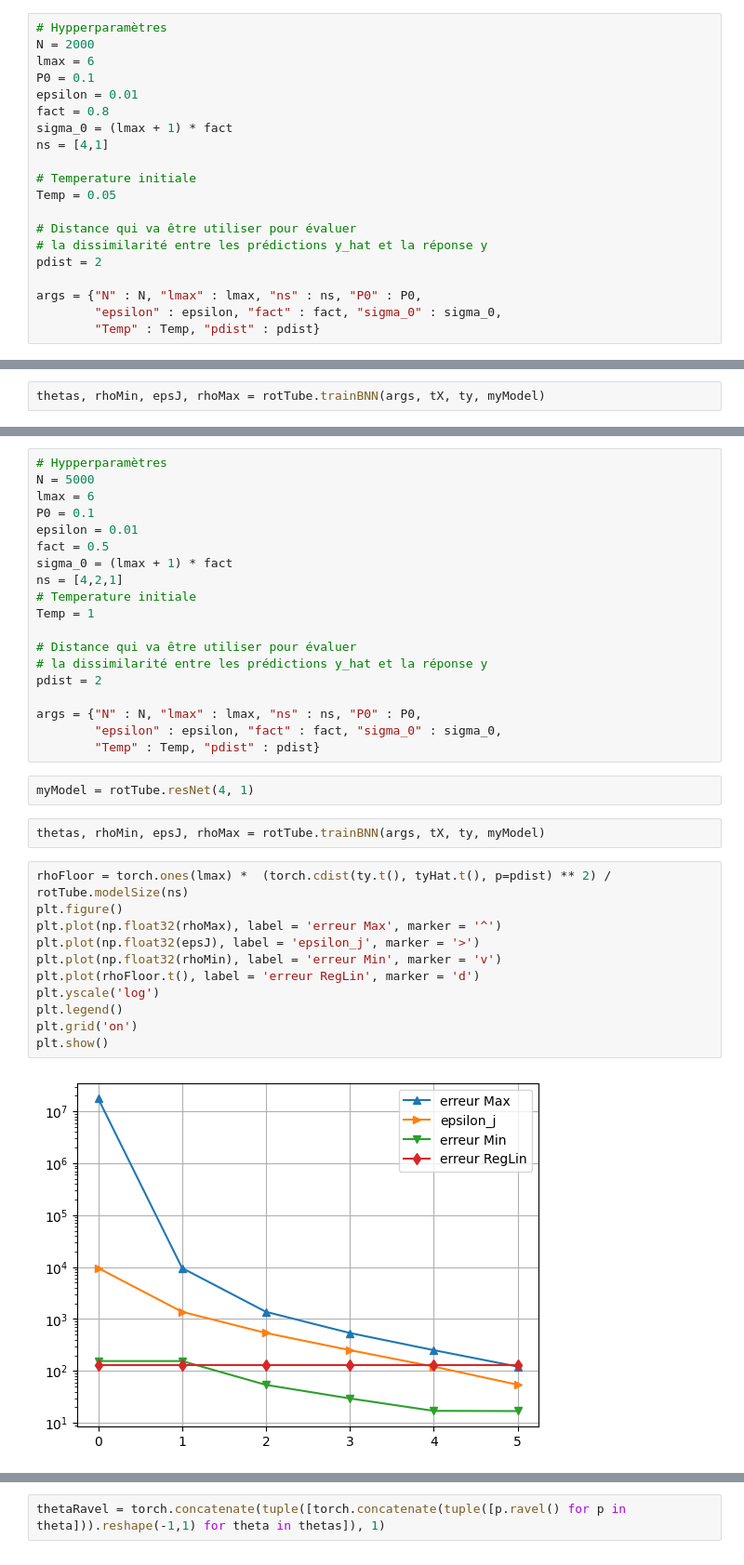
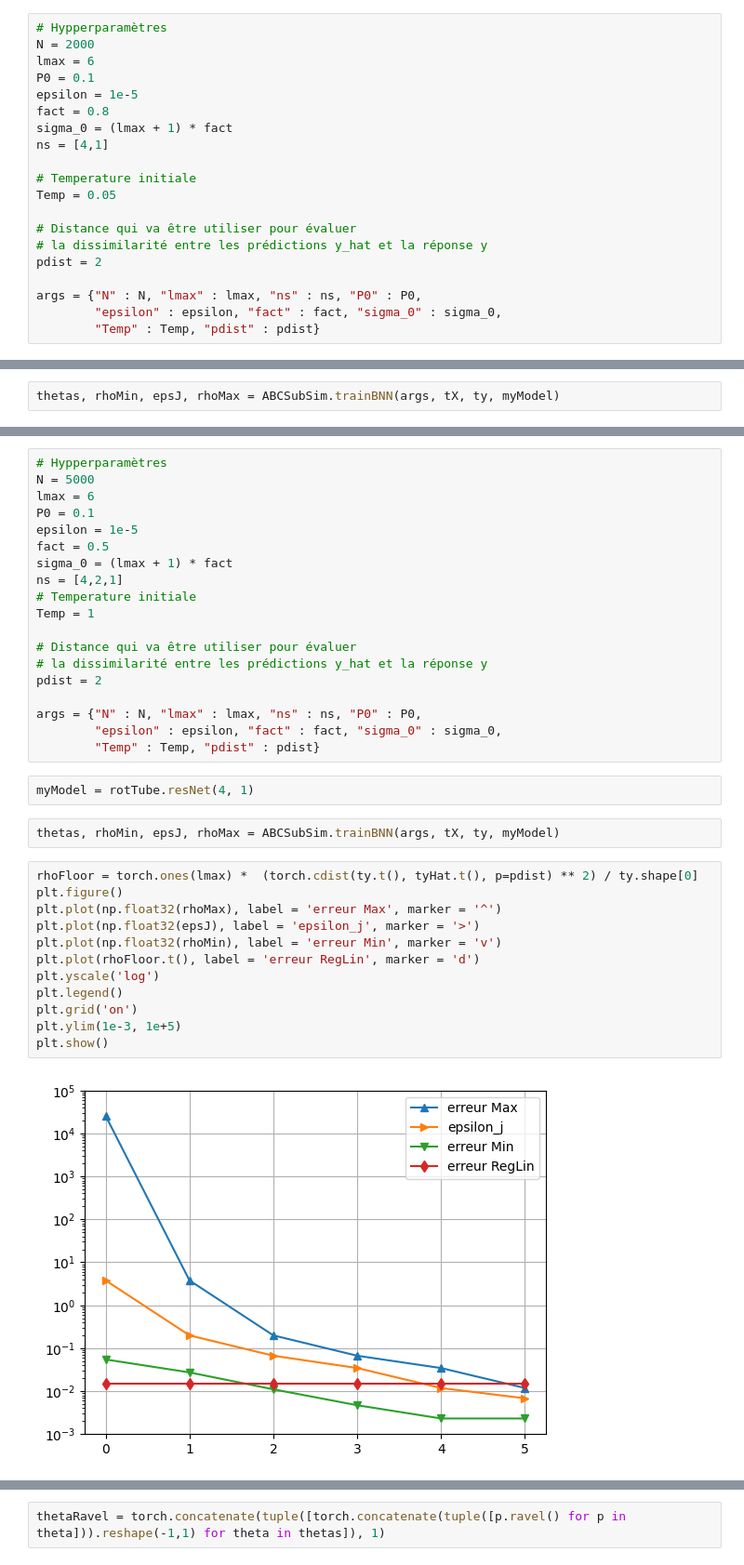
Before and after one commit to Davidson-Lova/PFE_clean, a Jupyter notebook: src/visualization/visRot.ipynb, the cells around one changed output, grey strips where cells are left out. Shown at 93% size. Cells and saved outputs as stored; diff of their text form.

```diff
--- a/src/visualization/visRot.ipynb
+++ b/src/visualization/visRot.ipynb
@@ -58,7 +72,7 @@ tyHat.shape : torch.Size([7429, 1])
 N = 2000
 lmax = 6
 P0 = 0.1
-epsilon = 0.01
+epsilon = 1e-5
 fact = 0.8
 sigma_0 = (lmax + 1) * fact
 ns = [4,1]
@@ -76,5 +90,5 @@ args = {"N" : N, "lmax" : lmax, "ns" : ns, "P0" : P0,
 # %%
 myModel = rotTube.resLin(4, 1)
 # %%
-thetas, rhoMin, epsJ, rhoMax = rotTube.trainBNN(args, tX, ty, myModel)
+thetas, rhoMin, epsJ, rhoMax = ABCSubSim.trainBNN(args, tX, ty, myModel)
 # %%
@@ -147,7 +163,7 @@ plt.show()
 N = 5000
 lmax = 6
 P0 = 0.1
-epsilon = 0.01
+epsilon = 1e-5
 fact = 0.5
 sigma_0 = (lmax + 1) * fact
 ns = [4,2,1]
@@ -164,20 +180,21 @@ args = {"N" : N, "lmax" : lmax, "ns" : ns, "P0" : P0,
 # %%
 myModel = rotTube.resNet(4, 1)
 # %%
-thetas, rhoMin, epsJ, rhoMax = rotTube.trainBNN(args, tX, ty, myModel)
+thetas, rhoMin, epsJ, rhoMax = ABCSubSim.trainBNN(args, tX, ty, myModel)
 # %%
-rhoFloor = torch.ones(lmax) *  (torch.cdist(ty.t(), tyHat.t(), p=pdist) ** 2) / rotTube.modelSize(ns)
+rhoFloor = torch.ones(lmax) *  (torch.cdist(ty.t(), tyHat.t(), p=pdist) ** 2) / ty.shape[0]
 plt.figure()
 plt.plot(np.float32(rhoMax), label = 'erreur Max', marker = '^')
 plt.plot(np.float32(epsJ), label = 'epsilon_j', marker = '>')
 plt.plot(np.float32(rhoMin), label = 'erreur Min', marker = 'v')
 plt.plot(rhoFloor.t(), label = 'erreur RegLin', marker = 'd')
 plt.yscale('log')
 plt.legend()
 plt.grid('on')
+plt.ylim(1e-3, 1e+5)
 plt.show()
 # %% [output]
-[figure, old version]
+[figure, new version]
 # %%
 y_hats = torch.concatenate(
             tuple([myModel.set_params(theta).forward(tX) for theta in thetas]), 1)
```
Also changed, not shown: parts of 11 cells of this notebook, 2 other files.
